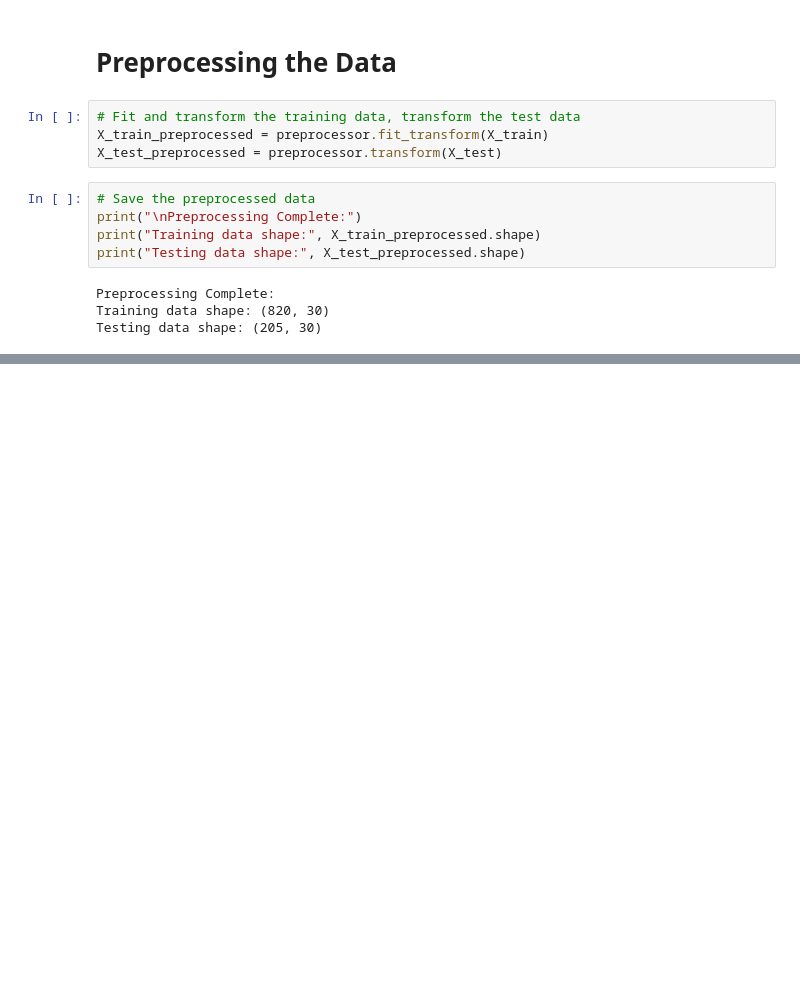
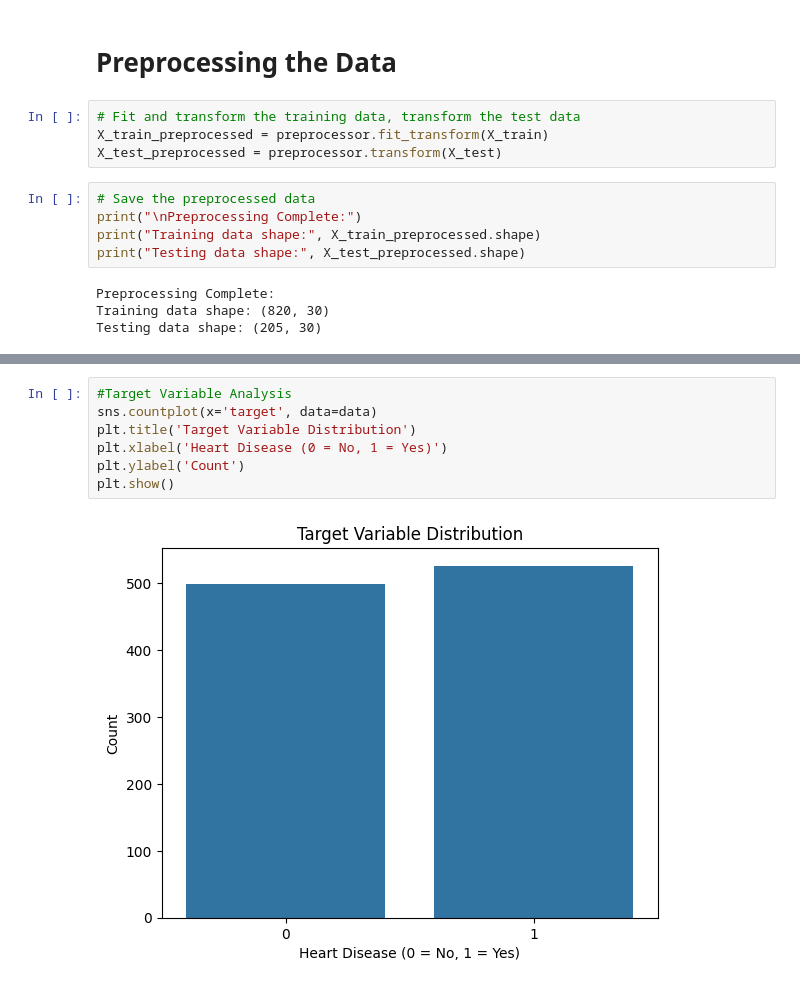
Before and after one commit to Hammad-08/Emmanuel, a Jupyter notebook: Project.ipynb, the cells around one changed output, grey strips where cells are left out. Saved outputs shown, nothing was run; the diff lists cells and outputs as text; blank space fills up the shorter version.

```diff
--- a/Project.ipynb
+++ b/Project.ipynb
@@ -149,0 +210,9 @@ Testing data shape: (205, 30)
+# %%
+#Target Variable Analysis
+sns.countplot(x='target', data=data)
+plt.title('Target Variable Distribution')
+plt.xlabel('Heart Disease (0 = No, 1 = Yes)')
+plt.ylabel('Count')
+plt.show()
+# %% [output]
+[figure, added]
```
Also changed, not shown: parts of 34 cells of this notebook, 1 other file.
